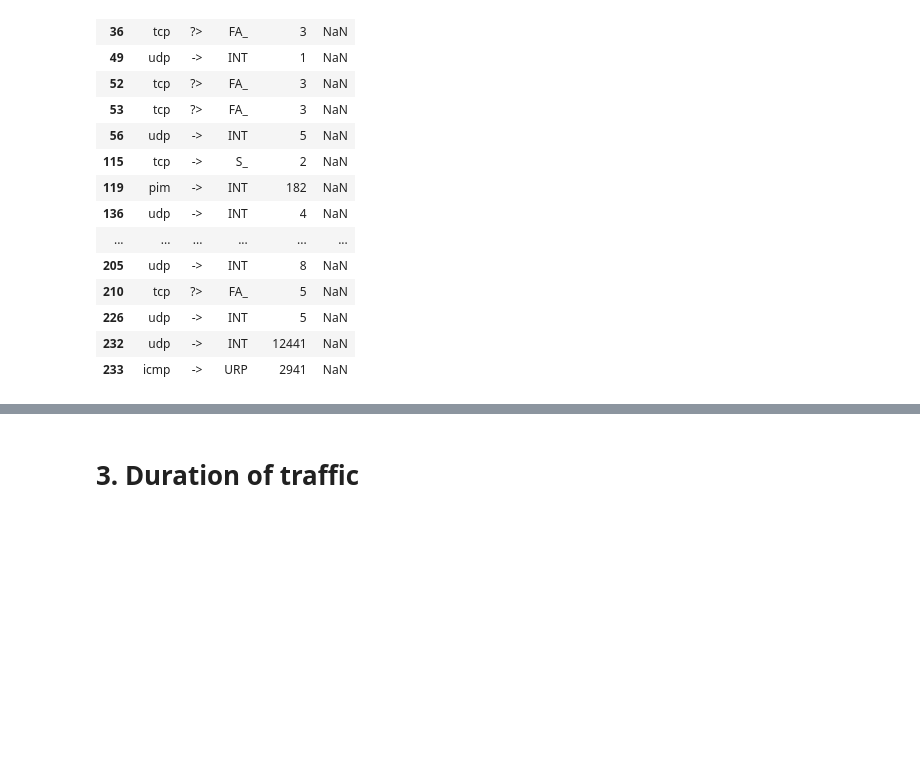
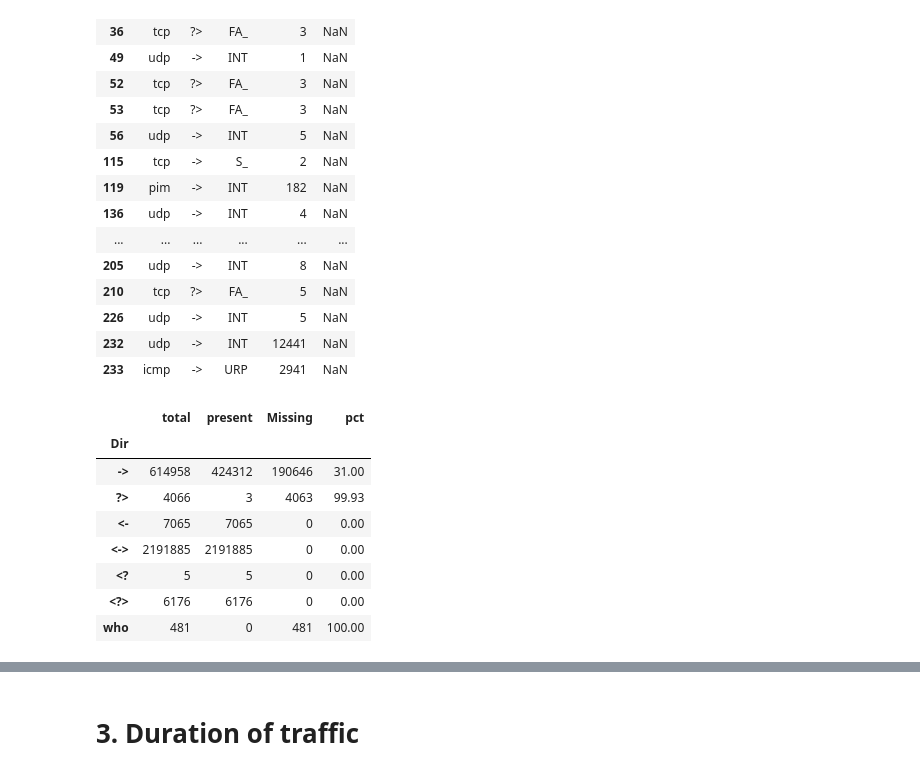
Before and after one commit to Ch3ddarr/dsb_capstone, a Jupyter notebook: capstone2/02_EDA.ipynb, the cells around one changed output, grey strips where cells are left out. Drawn from its saved outputs; the diff is of its cells as text; code cells hidden in the pictures; blank space fills up the shorter version.

```diff
--- a/capstone2/02_EDA.ipynb
+++ b/capstone2/02_EDA.ipynb
@@ -284,3 +284,25 @@ df.loc[
 | 226 | udp | -> | INT | 5 | NaN |
 | 232 | udp | -> | INT | 12441 | NaN |
 | 233 | icmp | -> | URP | 2941 | NaN |
+# %%
+# We see that missing values for dTos are only happening for '->', '?>' and
+# 'who'
+missing_by_dir = df.groupby('Dir')['dTos'].agg(
+    total = 'size',
+    present = 'count'
+)
+
+missing_by_dir['Missing'] = missing_by_dir['total']-missing_by_dir['present']
+missing_by_dir['pct'] = round(missing_by_dir['Missing'] / missing_by_dir['total']*100,2)
+
+missing_by_dir
+# %% [output]
+|  | total | present | Missing | pct |
+| Dir |  |  |  |  |
+| -> | 614958 | 424312 | 190646 | 31.00 |
+| ?> | 4066 | 3 | 4063 | 99.93 |
+| <- | 7065 | 7065 | 0 | 0.00 |
+| <-> | 2191885 | 2191885 | 0 | 0.00 |
+| <? | 5 | 5 | 0 | 0.00 |
+| <?> | 6176 | 6176 | 0 | 0.00 |
+| who | 481 | 0 | 481 | 100.00 |
```
Also changed, not shown: parts of 5 cells of this notebook.
